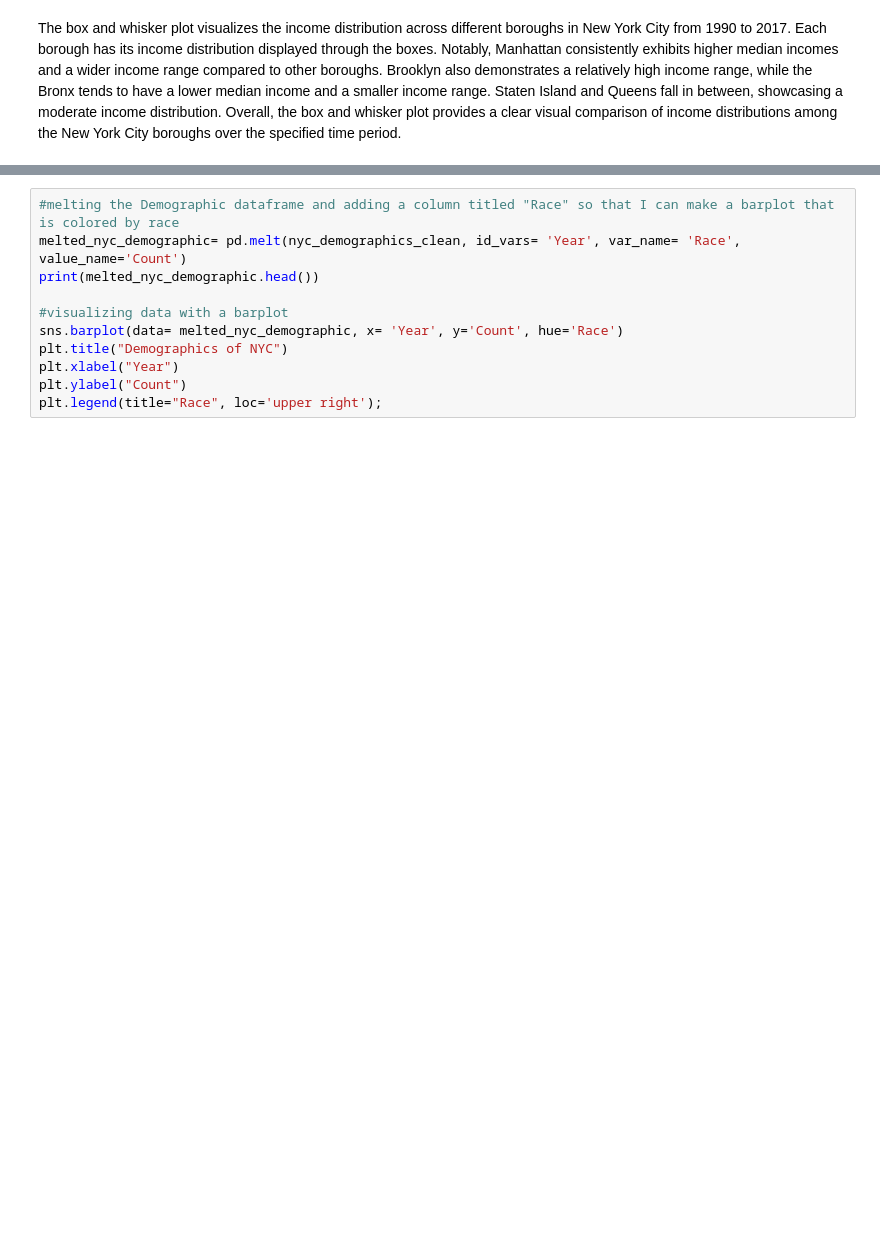
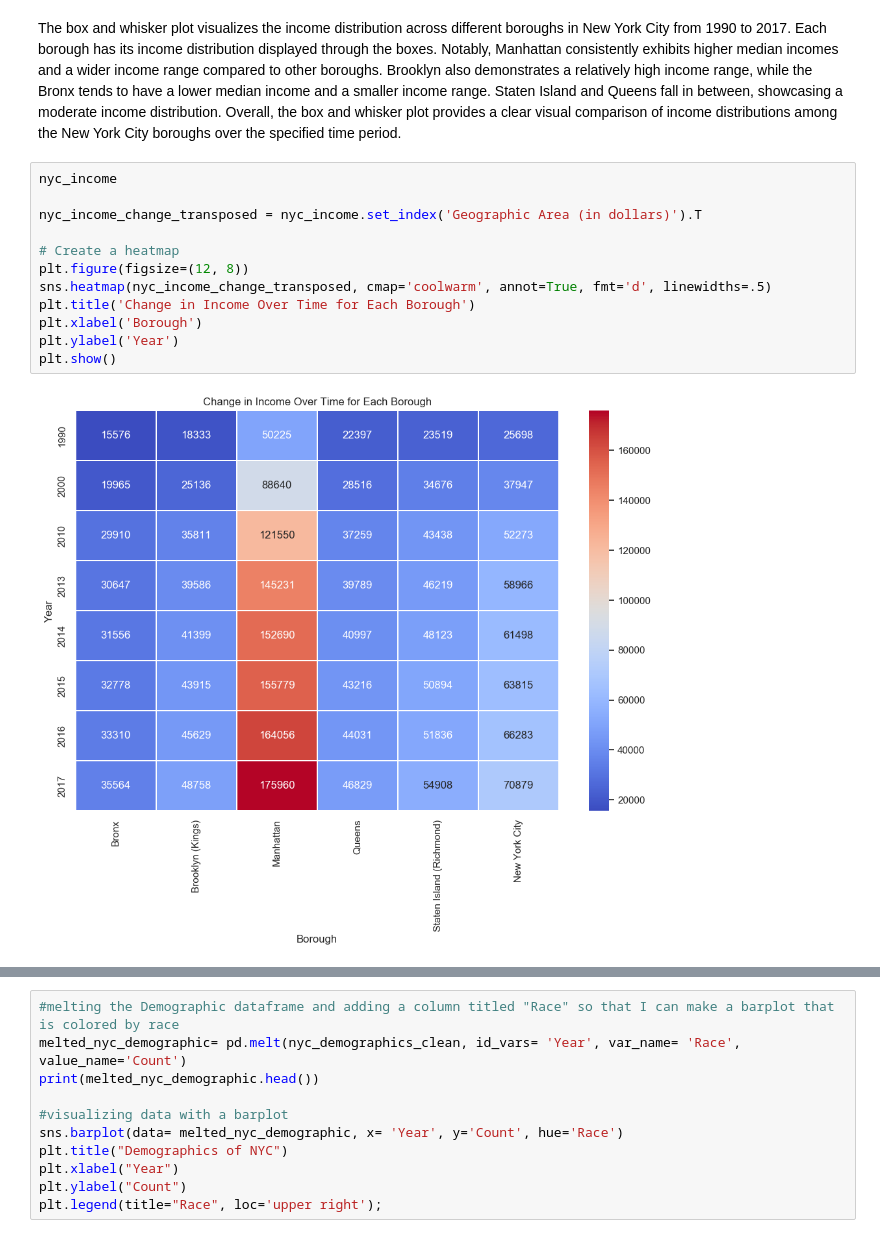
Before and after one commit to anikasparkle22/Info2950_final, a Jupyter notebook: Info 2950 Final.ipynb, the cells around one changed output, grey strips where cells are left out. Drawn from its saved outputs; the diff is of its cells as text; blank space fills up the shorter version.

Commit message:
Heatmap

```diff
--- a/Info 2950 Final.ipynb
+++ b/Info 2950 Final.ipynb
@@ -465,3 +465,17 @@ plt.show()
 # %% [markdown]
 The box and whisker plot visualizes the income distribution across different boroughs in New York City from 1990 to 2017. Each borough has its income distribution displayed through the boxes.
 Notably, Manhattan consistently exhibits higher median incomes and a wider income range compared to other boroughs. Brooklyn also demonstrates a relatively high income range, while the Bronx tends to have a lower median income and a smaller income range. Staten Island and Queens fall in between, showcasing a moderate income distribution. Overall, the box and whisker plot provides a clear visual comparison of income distributions among the New York City boroughs over the specified time period.
+# %%
+nyc_income
+
+nyc_income_change_transposed = nyc_income.set_index('Geographic Area (in dollars)').T
+
+# Create a heatmap
+plt.figure(figsize=(12, 8))
+sns.heatmap(nyc_income_change_transposed, cmap='coolwarm', annot=True, fmt='d', linewidths=.5)
+plt.title('Change in Income Over Time for Each Borough')
+plt.xlabel('Borough')
+plt.ylabel('Year')
+plt.show()
+# %% [output]
+[figure, added]
```
Also changed, not shown: parts of 1 cell of this notebook.
